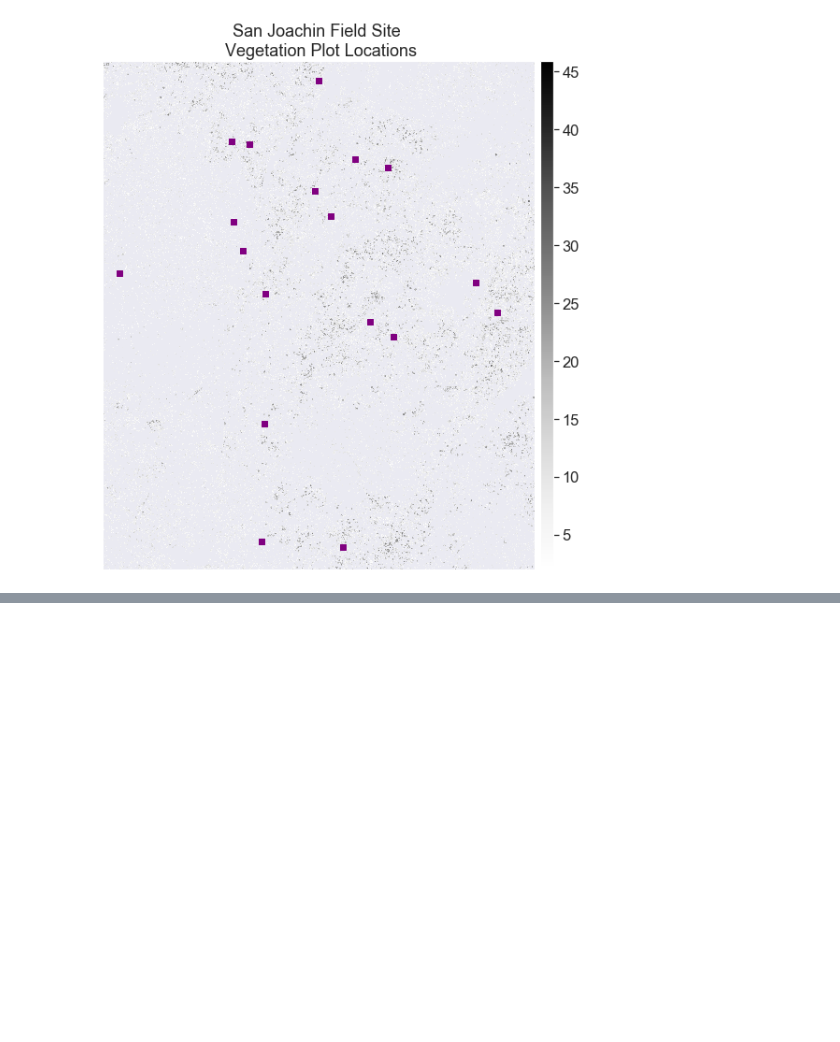
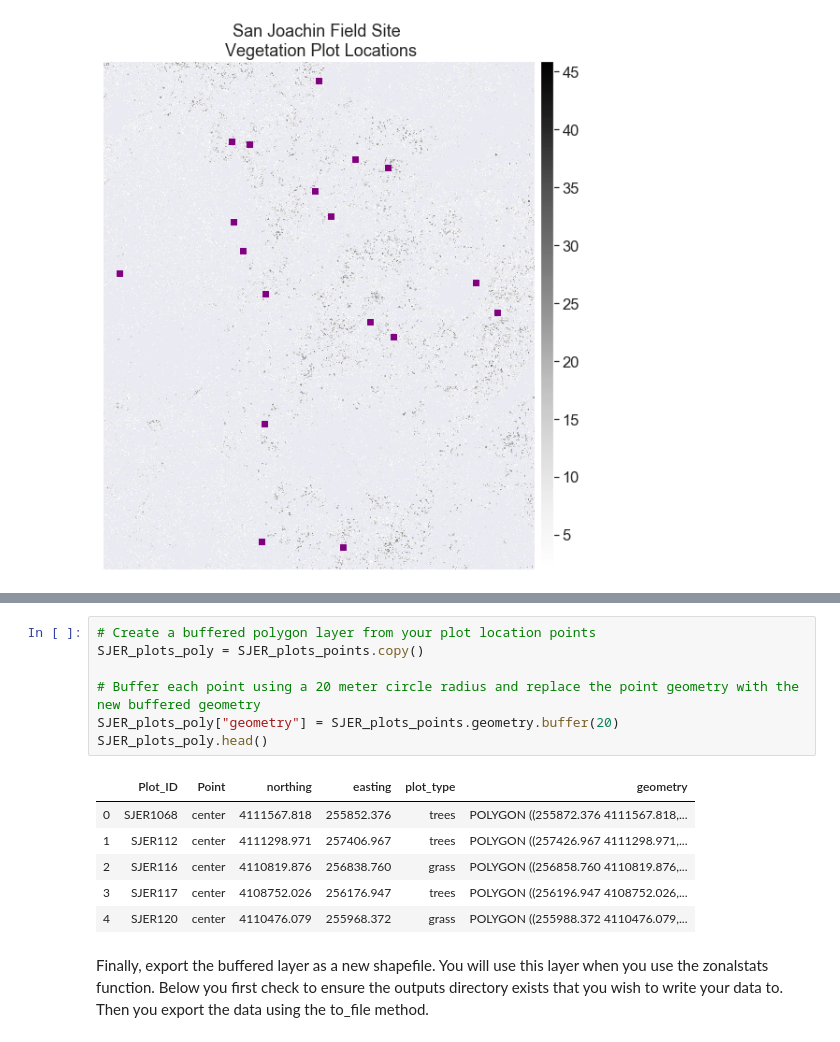
Before and after one commit to SeriousHyena/Extract-Raster-values-from-geotif, a Jupyter notebook: Extract_RasterValues.ipynb, the cells around one changed output, grey strips where cells are left out. Drawn from its saved outputs; the diff is of its cells as text; blank space fills up the shorter version.

```diff
--- a/Extract_RasterValues.ipynb
+++ b/Extract_RasterValues.ipynb
@@ -127,0 +138,16 @@ SJER_plots_points.plot(ax=ax,
+# %%
+# Create a buffered polygon layer from your plot location points
+SJER_plots_poly = SJER_plots_points.copy()
+
+# Buffer each point using a 20 meter circle radius and replace the point geometry with the new buffered geometry
+SJER_plots_poly["geometry"] = SJER_plots_points.geometry.buffer(20)
+SJER_plots_poly.head()
+# %% [output]
+|  | Plot_ID | Point | northing | easting | plot_type | geometry |
+| 0 | SJER1068 | center | 4111567.818 | 255852.376 | trees | POLYGON ((255872.376 4111567.818,... |
+| 1 | SJER112 | center | 4111298.971 | 257406.967 | trees | POLYGON ((257426.967 4111298.971,... |
+| 2 | SJER116 | center | 4110819.876 | 256838.760 | grass | POLYGON ((256858.760 4110819.876,... |
+| 3 | SJER117 | center | 4108752.026 | 256176.947 | trees | POLYGON ((256196.947 4108752.026,... |
+| 4 | SJER120 | center | 4110476.079 | 255968.372 | grass | POLYGON ((255988.372 4110476.079,... |
+# %% [markdown]
+Finally, export the buffered layer as a new shapefile. You will use this layer when you use the zonalstats function. Below you first check to ensure the outputs directory exists that you wish to write your data to. Then you export the data using the to_file method.
```
Also changed, not shown: parts of 9 cells of this notebook.
